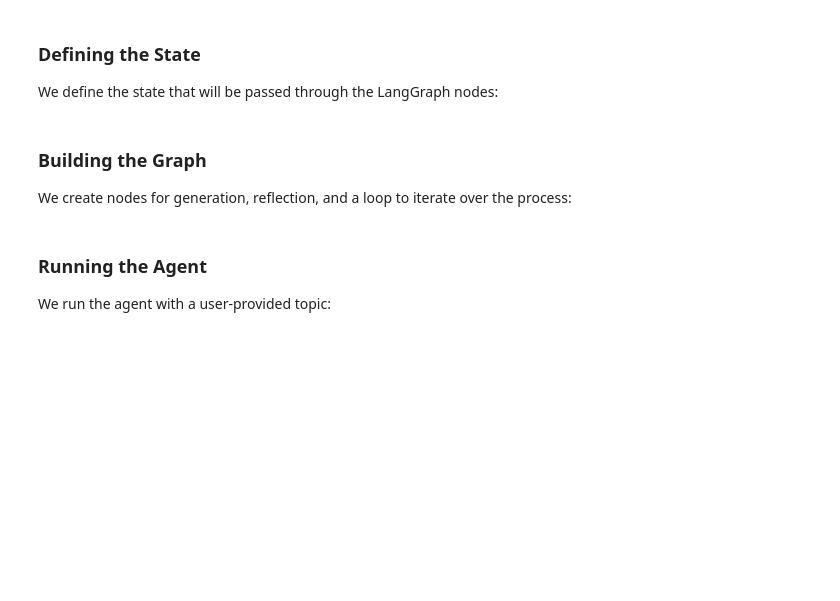
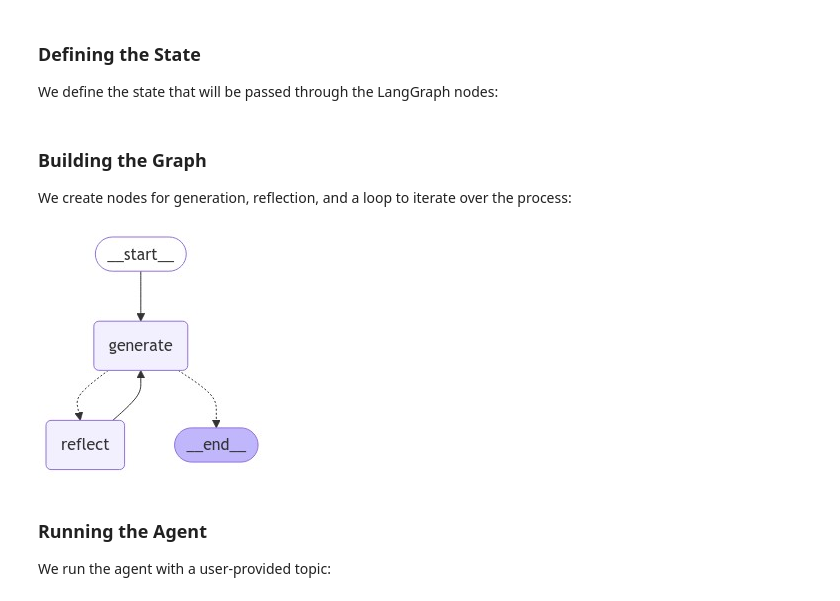
Before and after one commit to ssshekhar/building_ai_agents_with_langgraph, a Jupyter notebook: module_4/8_reflection_report_writing_system.ipynb, the cells around one changed output. Saved outputs shown, nothing was run; the diff lists cells and outputs as text; code cells hidden in the pictures; blank space fills up the shorter version.

```diff
--- a/module_4/8_reflection_report_writing_system.ipynb
+++ b/module_4/8_reflection_report_writing_system.ipynb
@@ -127,6 +127,16 @@ builder.add_edge("reflect", "generate")
 # Compile the graph with memory checkpointing
 memory = MemorySaver()
 graph = builder.compile(checkpointer=memory)
+# %%
+from IPython.display import display, Image
+
+# Visualize the chatbot's workflow
+try:
+    display(Image(graph.get_graph().draw_mermaid_png()))
+except Exception:
+    pass  # Visualization requires additional dependencies
+# %% [output]
+[figure, added]
 # %% [markdown]
 ### Running the Agent
 We run the agent with a user-provided topic:
```
Also changed, not shown: parts of 1 cell of this notebook, 3 other files.
